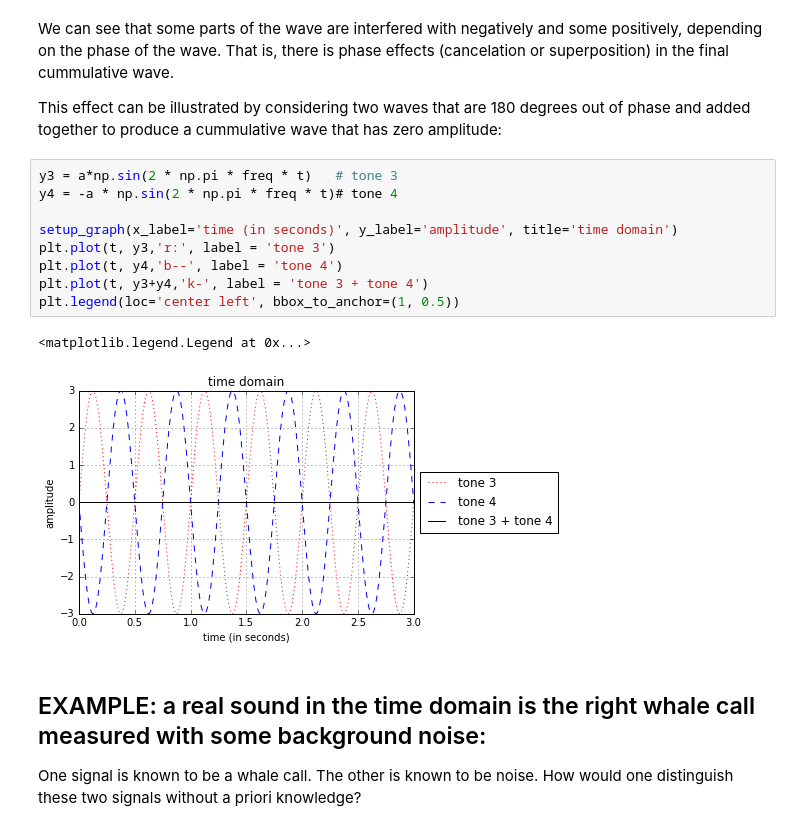
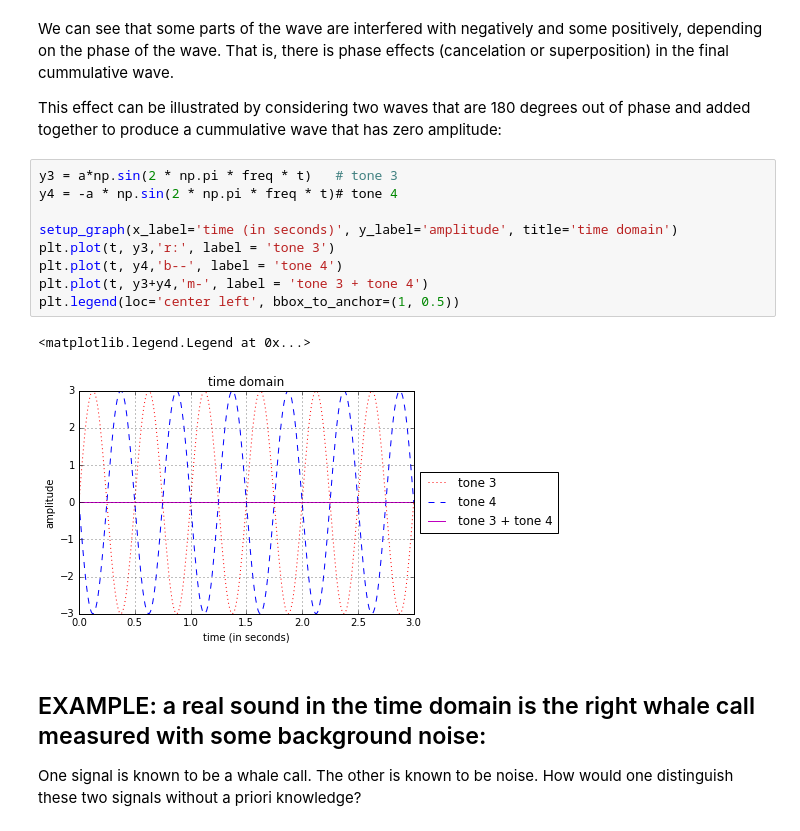
Before and after one commit to richkylet/signal-processing-in-python, a Jupyter notebook: 01_introSound.ipynb, the cells around one changed output. Cells and saved outputs as stored; diff of their text form.

```diff
--- a/01_introSound.ipynb
+++ b/01_introSound.ipynb
@@ -65,15 +70,15 @@ This effect can be illustrated by considering two waves that are 180 degrees out
 # %%
 y3 = a*np.sin(2 * np.pi * freq * t)   # tone 3
 y4 = -a * np.sin(2 * np.pi * freq * t)# tone 4
 
 setup_graph(x_label='time (in seconds)', y_label='amplitude', title='time domain')
 plt.plot(t, y3,'r:', label = 'tone 3')
 plt.plot(t, y4,'b--', label = 'tone 4')
-plt.plot(t, y3+y4,'k-', label = 'tone 3 + tone 4')
+plt.plot(t, y3+y4,'m-', label = 'tone 3 + tone 4')
 plt.legend(loc='center left', bbox_to_anchor=(1, 0.5))
 # %% [output]
 <matplotlib.legend.Legend at 0x...>
-[figure, old version]
+[figure, new version]
 # %% [markdown]
 ## EXAMPLE: a real sound in the time domain is the right whale call measured with some background noise:
 
```
Also changed, not shown: parts of 9 cells of this notebook, 2 other files.
